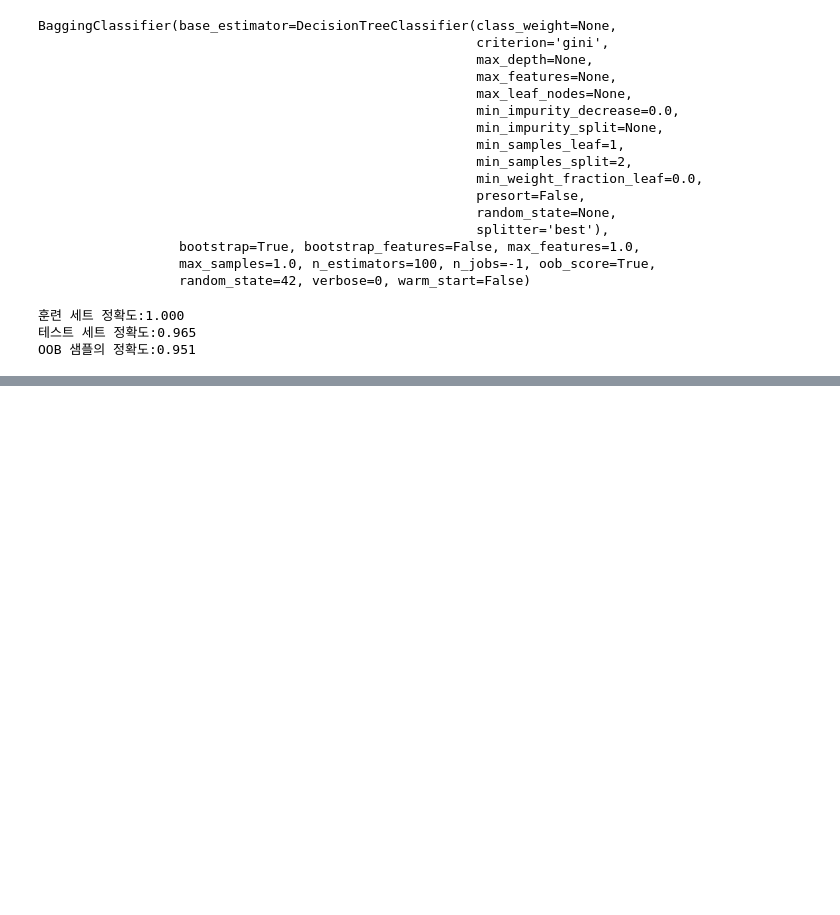
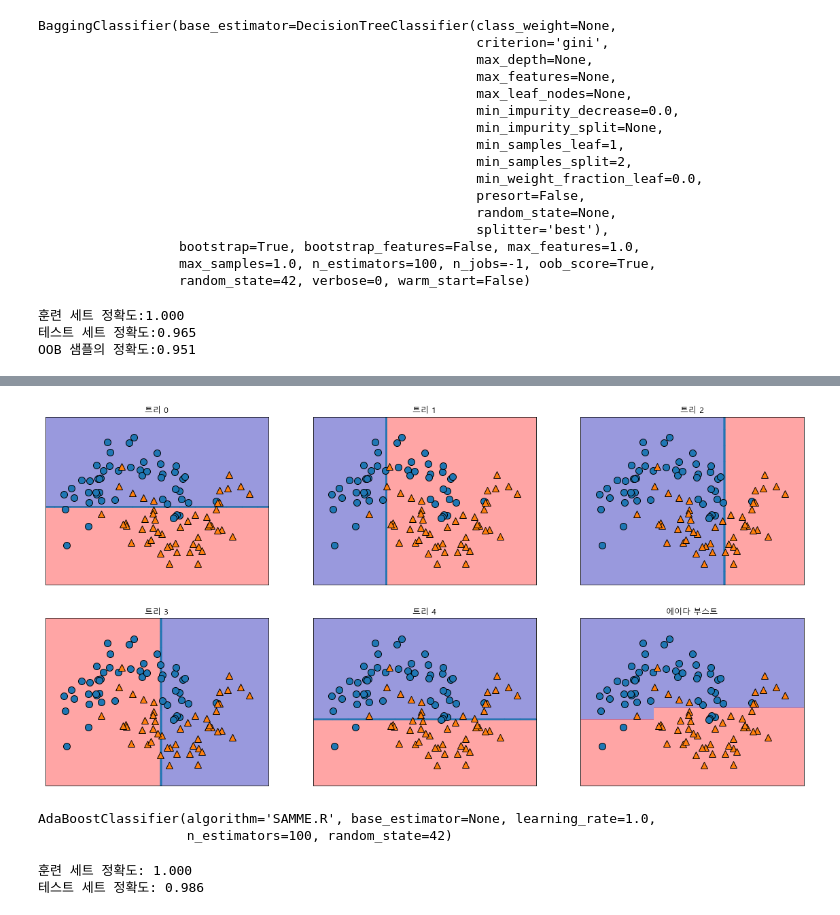
Before and after one commit to to9693/TIL, a Jupyter notebook: 파이썬 라이브러리를 활용한 머신러닝/2장 지도학습.ipynb, the cells around one changed output, grey strips where cells are left out. Cells and saved outputs as stored; diff of their text form; code cells hidden in the pictures; blank space fills up the shorter version.

```diff
--- a/파이썬 라이브러리를 활용한 머신러닝/2장 지도학습.ipynb
+++ b/파이썬 라이브러리를 활용한 머신러닝/2장 지도학습.ipynb
@@ -878,0 +942,24 @@ OOB 샘플의 정확도:0.951
+# %%
+fig, axes = plt.subplots(2,3, figsize=(20,10))
+for i, (ax, tree) in enumerate(zip(axes.ravel(), ada.estimators_)):
+    ax.set_title("트리 {}".format(i))
+    mglearn.plots.plot_tree_partition(Xm, ym, tree, ax=ax)
+
+mglearn.plots.plot_2d_separator(ada, Xm, fill=True, ax=axes[-1,-1], alpha=.4)
+axes[-1,-1].set_title('에이다 부스트')
+mglearn.discrete_scatter(Xm[:,0], Xm[:,1], ym)
+plt.show()
+# %% [output]
+[figure, added]
+# %%
+ada = AdaBoostClassifier(n_estimators=100, random_state=42)
+ada.fit(Xc_train, yc_train)
+# %% [output]
+AdaBoostClassifier(algorithm='SAMME.R', base_estimator=None, learning_rate=1.0,
+                   n_estimators=100, random_state=42)
+# %%
+print('훈련 세트 정확도: {:.3f}'.format(ada.score(Xc_train, yc_train)))
+print('테스트 세트 정확도: {:.3f}'.format(ada.score(Xc_test, yc_test)))
+# %% [output]
+훈련 세트 정확도: 1.000
+테스트 세트 정확도: 0.986
```
Also changed, not shown: parts of 11 cells of this notebook, 3 other files.
